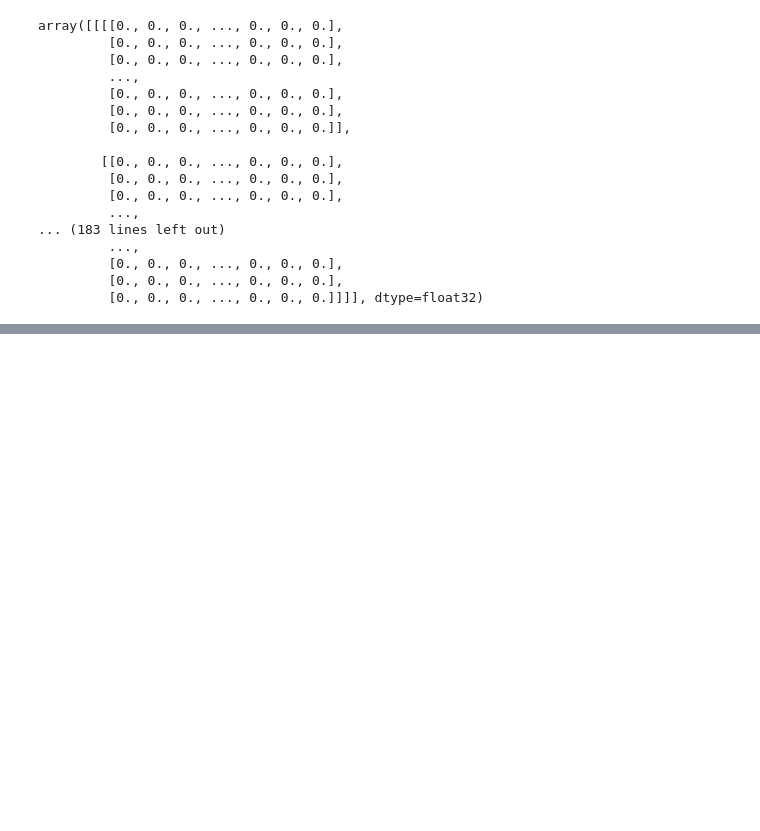
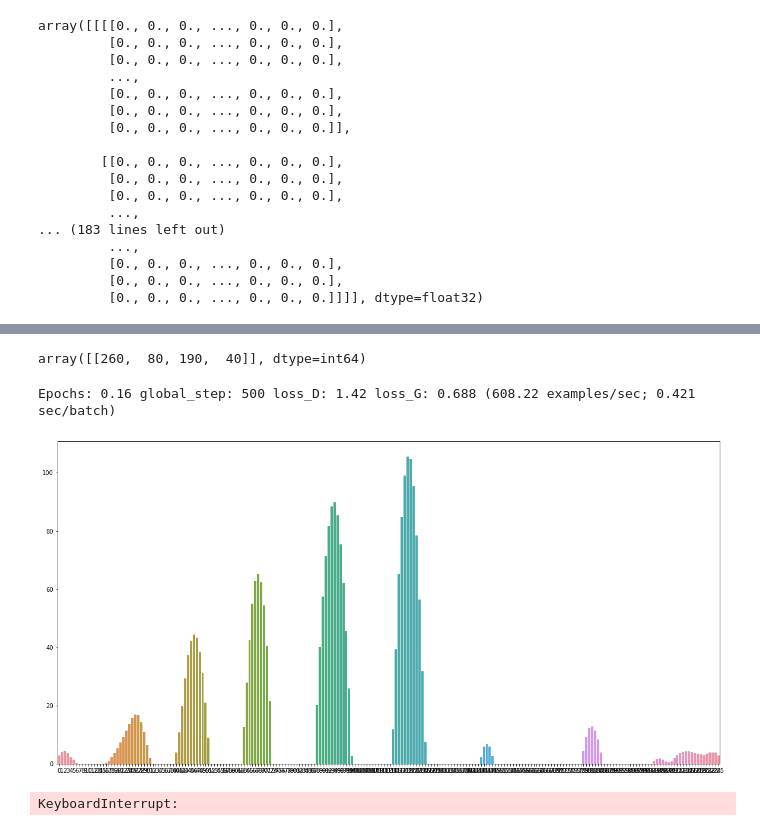
Before and after one commit to ufoioio/Gan_Test, a Jupyter notebook: Gan.ipynb, the cells around one changed output, grey strips where cells are left out. Drawn from its saved outputs; the diff is of its cells as text; code cells hidden in the pictures; blank space fills up the shorter version.

```diff
--- a/Gan.ipynb
+++ b/Gan.ipynb
@@ -147,0 +400,20 @@ train_dataset = tf.data.Dataset.from_tensor_slices((train_images, train_labels))
+# %%
+train_dataset = tf.data.Dataset.from_tensor_slices((light_shaped, layer_shaped))
+
+train_dataset = train_dataset.shuffle(buffer_size=len(train))
+train_dataset = train_dataset.map(convert_shape_and_type_for_labels)
+train_dataset = train_dataset.batch(batch_size=batch_size, drop_remainder=True)
+
+N = len(train)
+# %%
+discriminator_optimizer = tf.keras.optimizers.RMSprop(learning_rate_D)
+generator_optimizer = tf.keras.optimizers.Adam(learning_rate_G, beta_1=0.5)
+# %%
+checkpoint_dir = train_dir
+if not tf.io.gfile.exists(checkpoint_dir):
+    tf.io.gfile.makedirs(checkpoint_dir)
+checkpoint_prefix = os.path.join(checkpoint_dir, "ckpt")
+checkpoint = tf.train.Checkpoint(generator_optimizer=generator_optimizer,
+                                 discriminator_optimizer=discriminator_optimizer,
+                                 generator=generator,
+                                 discriminator=discriminator)
@@ -147,0 +450,46 @@ train_dataset = tf.data.Dataset.from_tensor_slices((train_images, train_labels))
+# %%
+layer_shaped[np.random.randint(len(train), size=num_examples_to_generate)]
+# %% [output]
+array([[260,  80, 190,  40]], dtype=int64)
+# %%
+print('Start Training.')
+num_batches_per_epoch = int(N / batch_size)
+global_step = tf.Variable(0, trainable=False)
+
+
+sample_condition = layer_shaped[np.random.randint(len(train), size=num_examples_to_generate)].astype('float32')
+sample_condition = tf.reshape(sample_condition, [-1, 1, 1, num_classes])
+
+for epoch in range(max_epochs):
+
+    for step, (images, labels) in enumerate(train_dataset):
+        start_time = time.time()
+
+        gen_loss, disc_loss = train_step(images, labels)
+        global_step.assign_add(1)
+
+        if global_step.numpy() % print_steps == 0:
+            epochs = epoch + step / float(num_batches_per_epoch)
+            duration = time.time() - start_time
+            examples_per_sec = batch_size / float(duration)
+            display.clear_output(wait=True)
+            print("Epochs: {:.2f} global_step: {} loss_D: {:.3g} loss_G: {:.3g} ({:.2f} examples/sec; {:.3f} sec/batch)".format(
+                    epochs, global_step.numpy(), disc_loss, gen_loss, examples_per_sec, duration))
+
+            noise = tf.random.uniform([num_examples_to_generate, 1, 1, noise_dim], minval=-1.0, maxval=1.0)
+            sample_images = generator(noise, sample_condition, training=False)
+
+            for row in sample_images.numpy():
+                fig, ax = plt.subplots(figsize=(20, 10))
+                sns.barplot(y=row.reshape(-1), x=[i for i in range(226)], orient='v')
+                plt.show()
+
+    # saving (checkpoint) the model every save_epochs
+    if (epoch + 1) % save_model_epochs == 0:
+        checkpoint.save(file_prefix=checkpoint_prefix)
+
+print('Training Done.')
+# %% [output]
+Epochs: 0.16 global_step: 500 loss_D: 1.42 loss_G: 0.688 (608.22 examples/sec; 0.421 sec/batch)
+[figure, added]
+KeyboardInterrupt:
```
Also changed, not shown: parts of 35 cells of this notebook, 1 other file.
